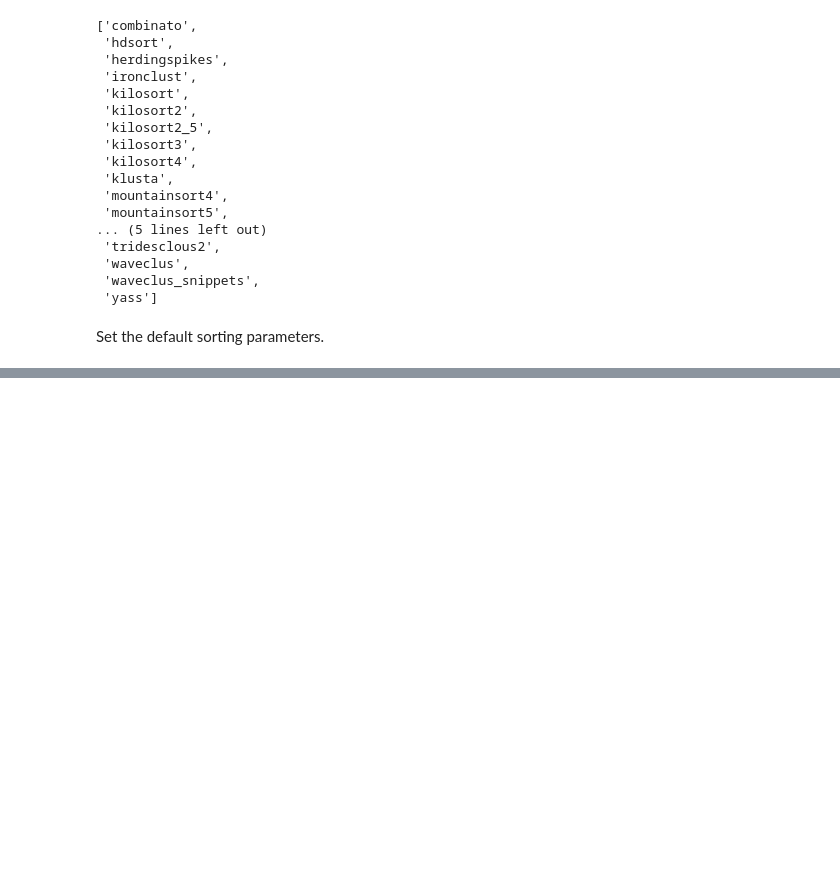
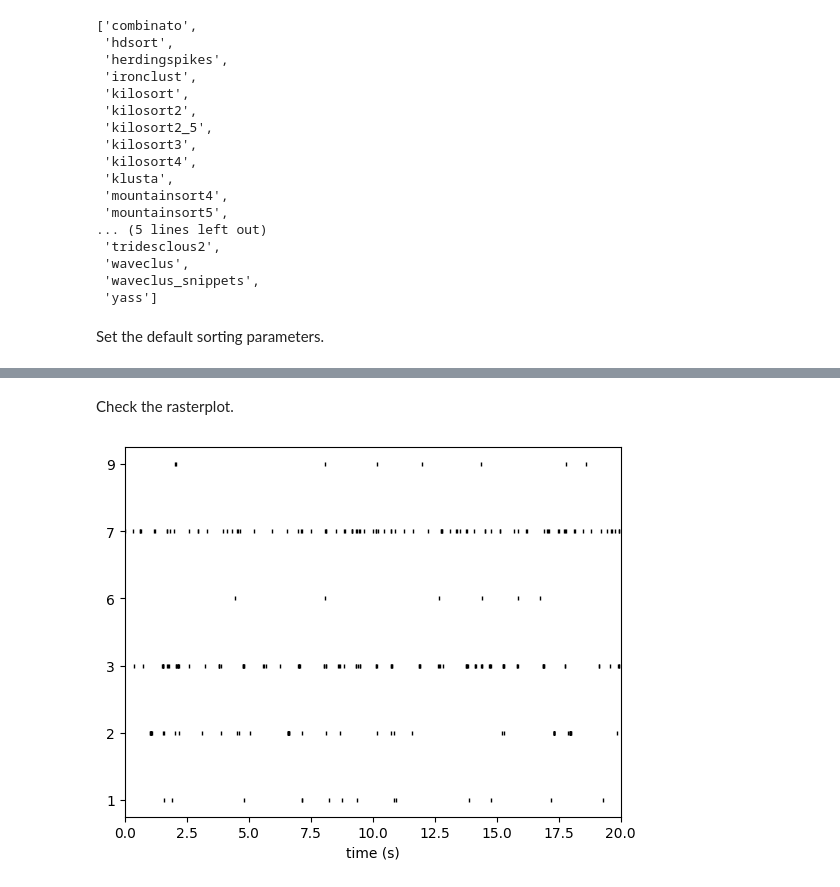
Before and after one commit to mzabolocki/3brain_gradelab, a Jupyter notebook: ssort_brw_demo.ipynb, the cells around one changed output, grey strips where cells are left out. Drawn from its saved outputs; the diff is of its cells as text; code cells hidden in the pictures; blank space fills up the shorter version.

```diff
--- a/ssort_brw_demo.ipynb
+++ b/ssort_brw_demo.ipynb
@@ -176,0 +205,3 @@ Traceback (most recent call last):
+# %%
+hs = hs.remove_empty_units()
+print(f'KS3 found {len(hs.get_unit_ids())} non-empty units')
@@ -176,0 +212,3 @@ Traceback (most recent call last):
+# %%
+job_kwargs = dict(n_jobs=n_jobs, chunk_duration="1s", progress_bar=True)
+we = si.extract_waveforms(recording_cmr, hs, folder="data/waveforms_sparse", sparse=False, overwrite=None, **job_kwargs)
@@ -176,0 +241,3 @@ Traceback (most recent call last):
+# %%
+import spikeinterface.qualitymetrics as sqm
+qm = sqm.compute_quality_metrics(we, verbose=False, n_jobs=n_jobs)
@@ -176,0 +251,15 @@ Traceback (most recent call last):
+# %%
+qc_query = f"isi_violations_count/num_spikes <= {isi_viol_thresh} & firing_rate > {firing_rate_thresh} & snr >= {snr_thresh} & presence_ratio >= {presence_ratio_cutoff}"
+
+# query for units that pass quality metrics
+keep_units = qm.query(qc_query)
+keep_unit_ids = keep_units.index.values
+
+print(f"Units that pass quality metrics: {keep_unit_ids}")
+
+# select units that pass quality metrics
+# in sorting extractor
+sorting_postqc = hs.select_units(keep_unit_ids)
+
+we_postqc = we.select_units(keep_unit_ids)
+we_postqc
@@ -176,0 +299,6 @@ Traceback (most recent call last):
+# %% [markdown]
+Check the rasterplot.
+# %%
+w_rs = si.plot_rasters(sorting_postqc, time_range=(0, 20), backend="matplotlib")
+# %% [output]
+[figure, added]
```
Also changed, not shown: parts of 45 cells of this notebook, 2 other files.
